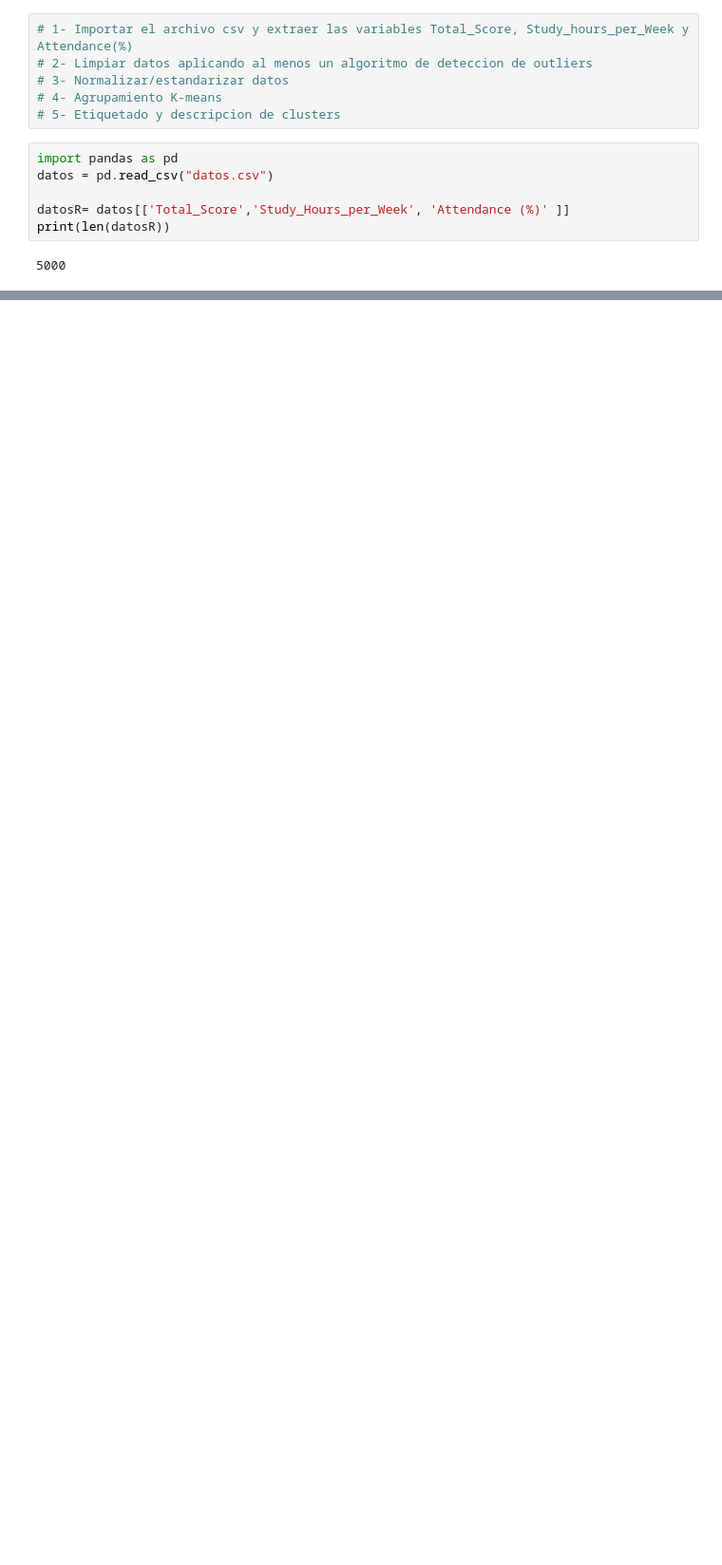
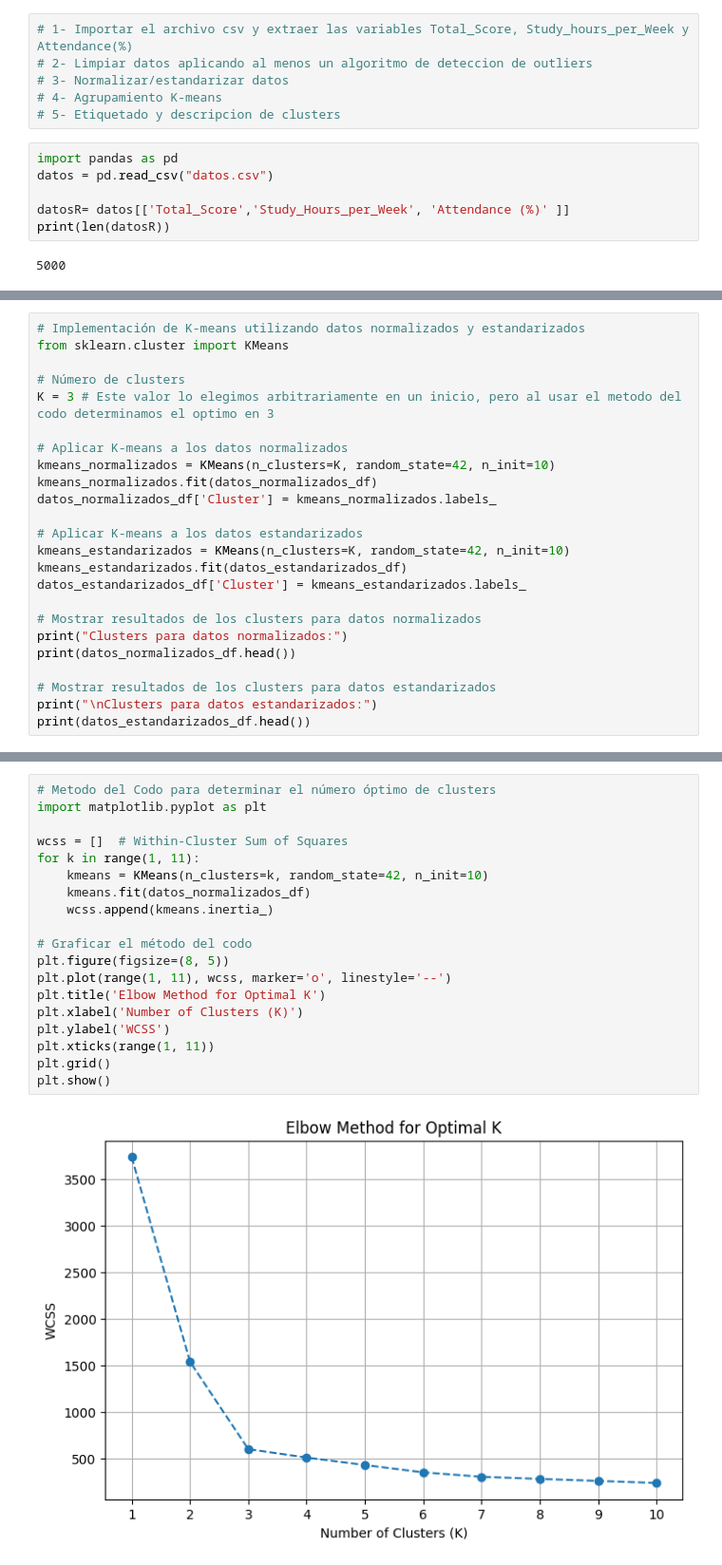
Before and after one commit to Dragnito/Grupo5MD, a Jupyter notebook: main.ipynb, the cells around one changed output, grey strips where cells are left out. Shown: that part at 95% size. Saved outputs shown, nothing was run; the diff lists cells and outputs as text; blank space fills up the shorter version.

Commit message:
Adaptando lo del pacheco, añadiendo metodo del codo para determinar K, y añadiendo grafico de los clusters para ponerles etiquetas

```diff
--- a/main.ipynb
+++ b/main.ipynb
@@ -87,0 +87,24 @@ Datos Estandarizados:
+# %%
+# Implementación de K-means utilizando datos normalizados y estandarizados
+from sklearn.cluster import KMeans
+
+# Número de clusters
+K = 3 # Este valor lo elegimos arbitrariamente en un inicio, pero al usar el metodo del codo determinamos el optimo en 3
+
+# Aplicar K-means a los datos normalizados
+kmeans_normalizados = KMeans(n_clusters=K, random_state=42, n_init=10)
+kmeans_normalizados.fit(datos_normalizados_df)
+datos_normalizados_df['Cluster'] = kmeans_normalizados.labels_
+
+# Aplicar K-means a los datos estandarizados
+kmeans_estandarizados = KMeans(n_clusters=K, random_state=42, n_init=10)
+kmeans_estandarizados.fit(datos_estandarizados_df)
+datos_estandarizados_df['Cluster'] = kmeans_estandarizados.labels_
+
+# Mostrar resultados de los clusters para datos normalizados
+print("Clusters para datos normalizados:")
+print(datos_normalizados_df.head())
+
+# Mostrar resultados de los clusters para datos estandarizados
+print("\nClusters para datos estandarizados:")
+print(datos_estandarizados_df.head())
@@ -87,0 +127,21 @@ Datos Estandarizados:
+# %%
+# Metodo del Codo para determinar el número óptimo de clusters
+import matplotlib.pyplot as plt
+
+wcss = []  # Within-Cluster Sum of Squares
+for k in range(1, 11):
+    kmeans = KMeans(n_clusters=k, random_state=42, n_init=10)
+    kmeans.fit(datos_normalizados_df)
+    wcss.append(kmeans.inertia_)
+
+# Graficar el método del codo
+plt.figure(figsize=(8, 5))
+plt.plot(range(1, 11), wcss, marker='o', linestyle='--')
+plt.title('Elbow Method for Optimal K')
+plt.xlabel('Number of Clusters (K)')
+plt.ylabel('WCSS')
+plt.xticks(range(1, 11))
+plt.grid()
+plt.show()
+# %% [output]
+[figure, added]
```
Also changed, not shown: parts of 4 cells of this notebook.
